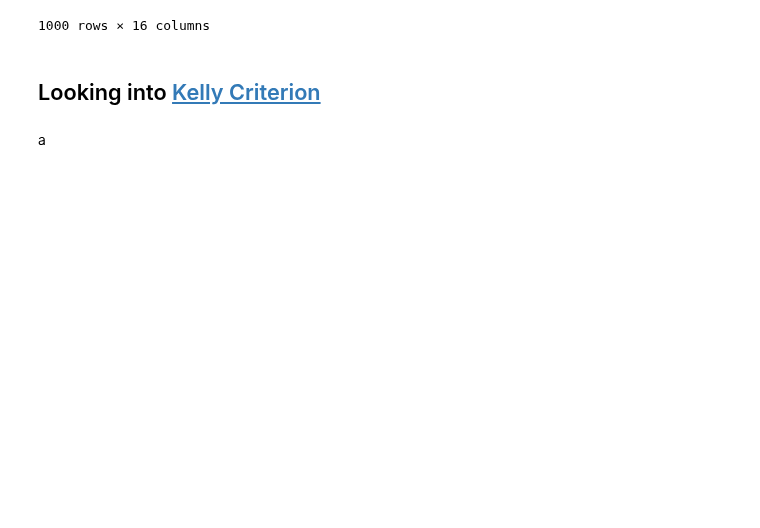
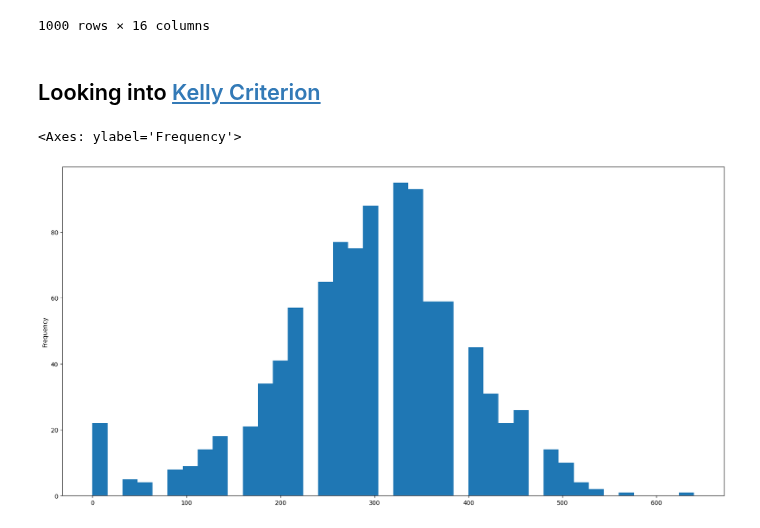
Before and after one commit to profitviews/battle, a Jupyter notebook: Playground.ipynb, the cells around one changed output. Saved outputs shown, nothing was run; the diff lists cells and outputs as text; code cells hidden in the pictures; blank space fills up the shorter version.

```diff
--- a/Playground.ipynb
+++ b/Playground.ipynb
@@ -163,25 +178,28 @@ cf
 # %%
 import random
 
 coinflip = lambda: -1 if random.random() > 0.6 else 1
 
-def trial(t, bs):
+def trial(bets, bs):
     pot = 100
     n = 0
-    while n < t:
-        pot += bs * coinflip()
+    while n < bets:
+        pot += min(pot, bs) * coinflip()
         n += 1
+        if pot <= 0:
+            break
     return pot
 
 
 def trials_mcs(bs):
     return [trial(100, bs) for _ in range(1000)]
 
 
-tf = pd.DataFrame(trials_mcs(100))
+tf = pd.DataFrame(trials_mcs(10))
 tf['count'] = 1
 tf.columns = ['pot', 'count']
 
 tf['pot'].plot(kind='hist', bins=40)
+# %% [output]
+<Axes: ylabel='Frequency'>
+[figure, added]
-# %% [markdown]
-a
```
Also changed, not shown: parts of 7 cells of this notebook.
